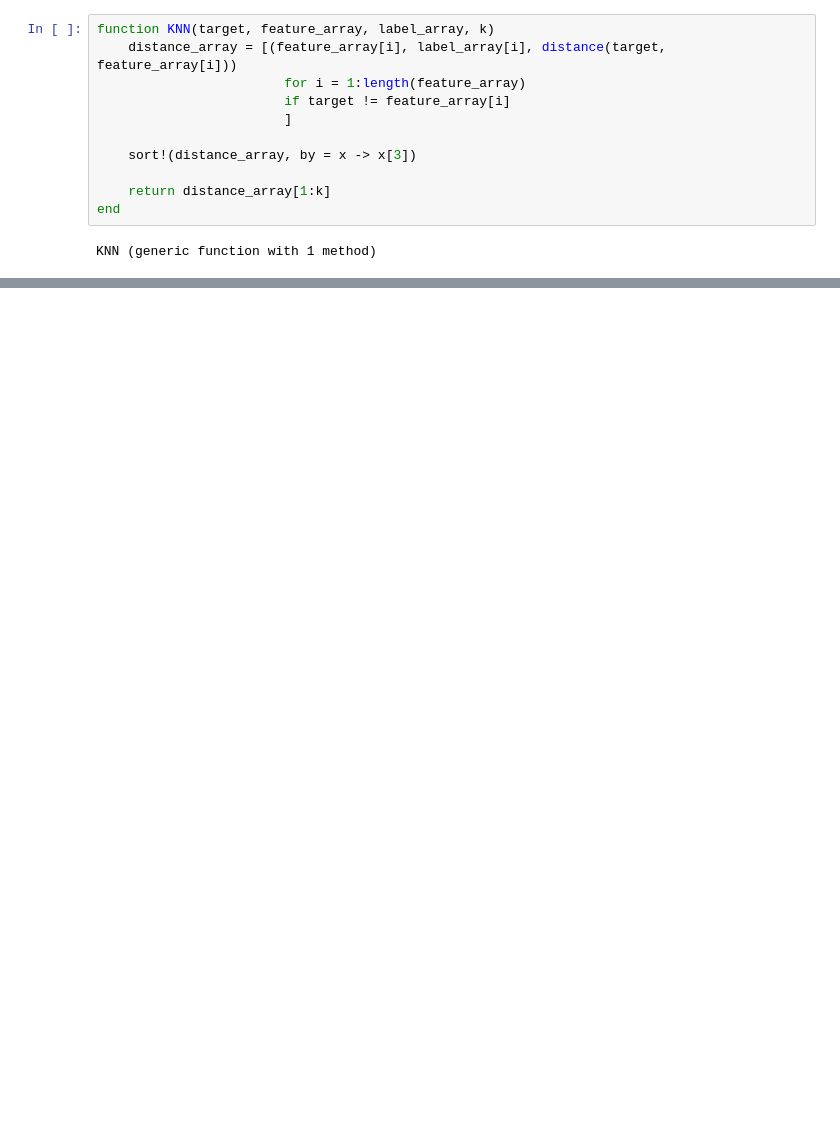
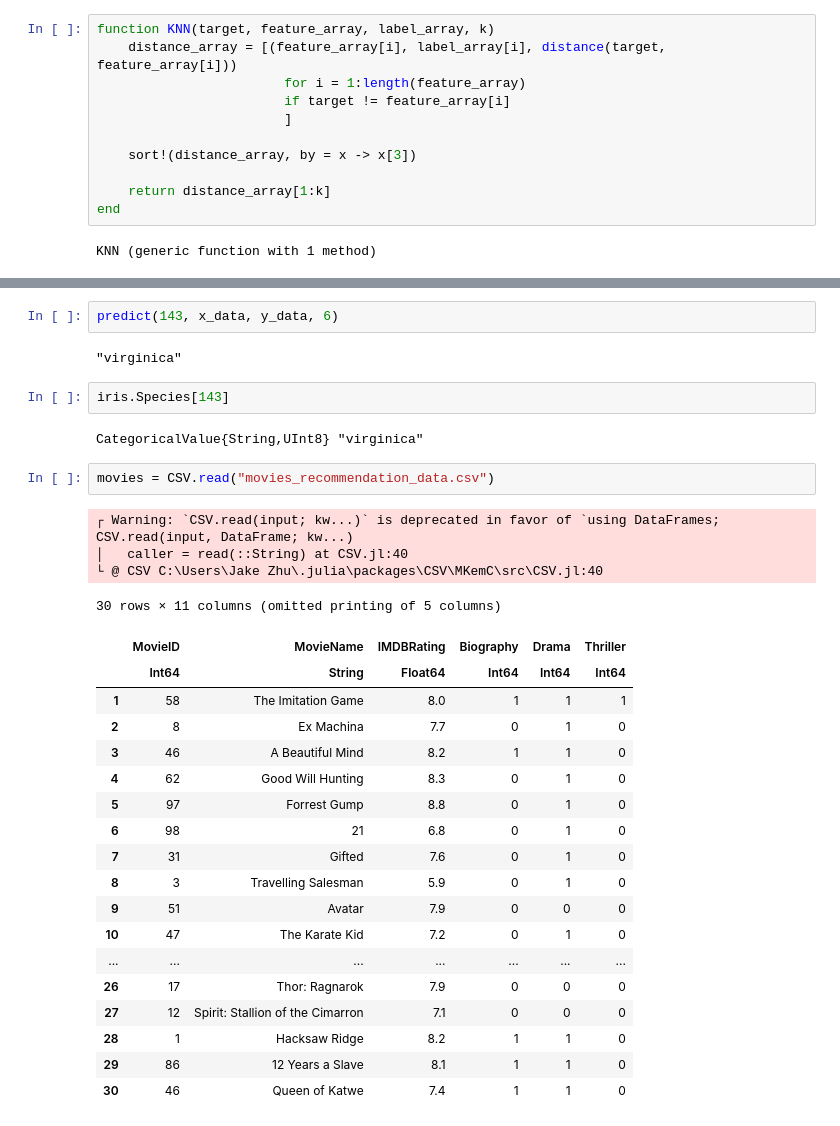
Before and after one commit to jzhu95/DATA_4319, a Jupyter notebook: K_Nearest_Neighbors/KNN.ipynb, the cells around one changed output, grey strips where cells are left out. Drawn from its saved outputs; the diff is of its cells as text; blank space fills up the shorter version.

```diff
--- a/K_Nearest_Neighbors/KNN.ipynb
+++ b/K_Nearest_Neighbors/KNN.ipynb
@@ -117,0 +161,33 @@ ____________________________________
+# %%
+predict(143, x_data, y_data, 6)
+# %% [output]
+"virginica"
+# %%
+iris.Species[143]
+# %% [output]
+CategoricalValue{String,UInt8} "virginica"
+# %%
+movies = CSV.read("movies_recommendation_data.csv")
+# %% [output]
+┌ Warning: `CSV.read(input; kw...)` is deprecated in favor of `using DataFrames; CSV.read(input, DataFrame; kw...)
+│   caller = read(::String) at CSV.jl:40
+└ @ CSV C:\Users\Jake Zhu\.julia\packages\CSV\MKemC\src\CSV.jl:40
+30 rows × 11 columns (omitted printing of 5 columns)
+|  | MovieID | MovieName | IMDBRating | Biography | Drama | Thriller |
+|  | Int64 | String | Float64 | Int64 | Int64 | Int64 |
+| 1 | 58 | The Imitation Game | 8.0 | 1 | 1 | 1 |
+| 2 | 8 | Ex Machina | 7.7 | 0 | 1 | 0 |
+| 3 | 46 | A Beautiful Mind | 8.2 | 1 | 1 | 0 |
+| 4 | 62 | Good Will Hunting | 8.3 | 0 | 1 | 0 |
+| 5 | 97 | Forrest Gump | 8.8 | 0 | 1 | 0 |
+| 6 | 98 | 21 | 6.8 | 0 | 1 | 0 |
+| 7 | 31 | Gifted | 7.6 | 0 | 1 | 0 |
+| 8 | 3 | Travelling Salesman | 5.9 | 0 | 1 | 0 |
+| 9 | 51 | Avatar | 7.9 | 0 | 0 | 0 |
+| 10 | 47 | The Karate Kid | 7.2 | 0 | 1 | 0 |
+| ... | ... | ... | ... | ... | ... | ... |
+| 26 | 17 | Thor: Ragnarok | 7.9 | 0 | 0 | 0 |
+| 27 | 12 | Spirit: Stallion of the Cimarron | 7.1 | 0 | 0 | 0 |
+| 28 | 1 | Hacksaw Ridge | 8.2 | 1 | 1 | 0 |
+| 29 | 86 | 12 Years a Slave | 8.1 | 1 | 1 | 0 |
+| 30 | 46 | Queen of Katwe | 7.4 | 1 | 1 | 0 |
```
Also changed, not shown: parts of 10 cells of this notebook.
